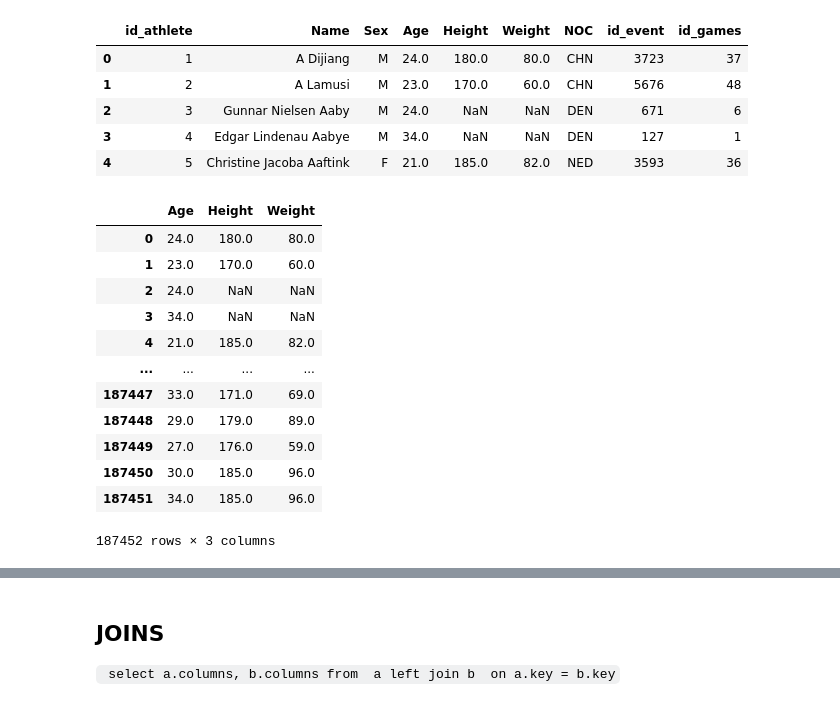
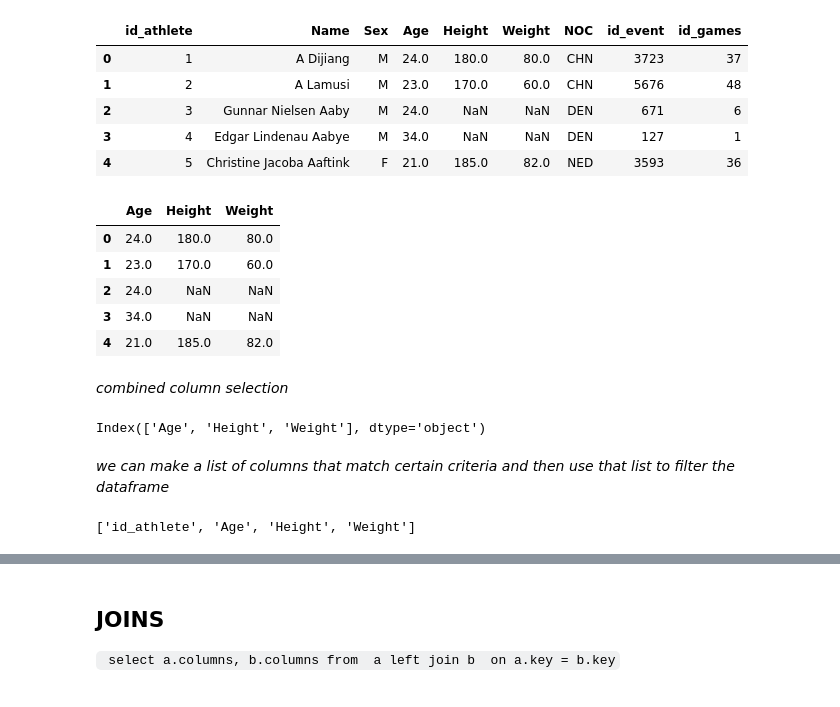
Before and after one commit to bosquealeatorio/workshop-intro-numpy-pandas, a Jupyter notebook: 2-from-sql-to-pandas/03-from-sql-to-pandas.ipynb, the cells around one changed output, grey strips where cells are left out. Saved outputs shown, nothing was run; the diff lists cells and outputs as text; code cells hidden in the pictures.

```diff
--- a/2-from-sql-to-pandas/03-from-sql-to-pandas.ipynb
+++ b/2-from-sql-to-pandas/03-from-sql-to-pandas.ipynb
@@ -148,18 +189,25 @@ medalists.head()
 | 3 | 4 | Edgar Lindenau Aabye | M | 34.0 | NaN | NaN | DEN | 127 | 1 |
 | 4 | 5 | Christine Jacoba Aaftink | F | 21.0 | 185.0 | 82.0 | NED | 3593 | 36 |
 # %%
-medalists.select_dtypes("float")
+athletes.select_dtypes("float").head()
 # %% [output]
 |  | Age | Height | Weight |
 | 0 | 24.0 | 180.0 | 80.0 |
 | 1 | 23.0 | 170.0 | 60.0 |
 | 2 | 24.0 | NaN | NaN |
 | 3 | 34.0 | NaN | NaN |
 | 4 | 21.0 | 185.0 | 82.0 |
-| ... | ... | ... | ... |
-| 187447 | 33.0 | 171.0 | 69.0 |
-| 187448 | 29.0 | 179.0 | 89.0 |
-| 187449 | 27.0 | 176.0 | 59.0 |
-| 187450 | 30.0 | 185.0 | 96.0 |
-| 187451 | 34.0 | 185.0 | 96.0 |
-187452 rows × 3 columns
+# %% [markdown]
+*combined column selection*
+# %%
+df_measures = athletes.select_dtypes("float").head()
+df_measures.columns
+# %% [output]
+Index(['Age', 'Height', 'Weight'], dtype='object')
+# %% [markdown]
+*we can make a list of columns that match certain criteria and then use that list to filter the dataframe*
+# %%
+total_columns = ["id_athlete"] + list(df_measures.columns)
+total_columns
+# %% [output]
+['id_athlete', 'Age', 'Height', 'Weight']
```
Also changed, not shown: parts of 98 cells of this notebook, 14 other files.
